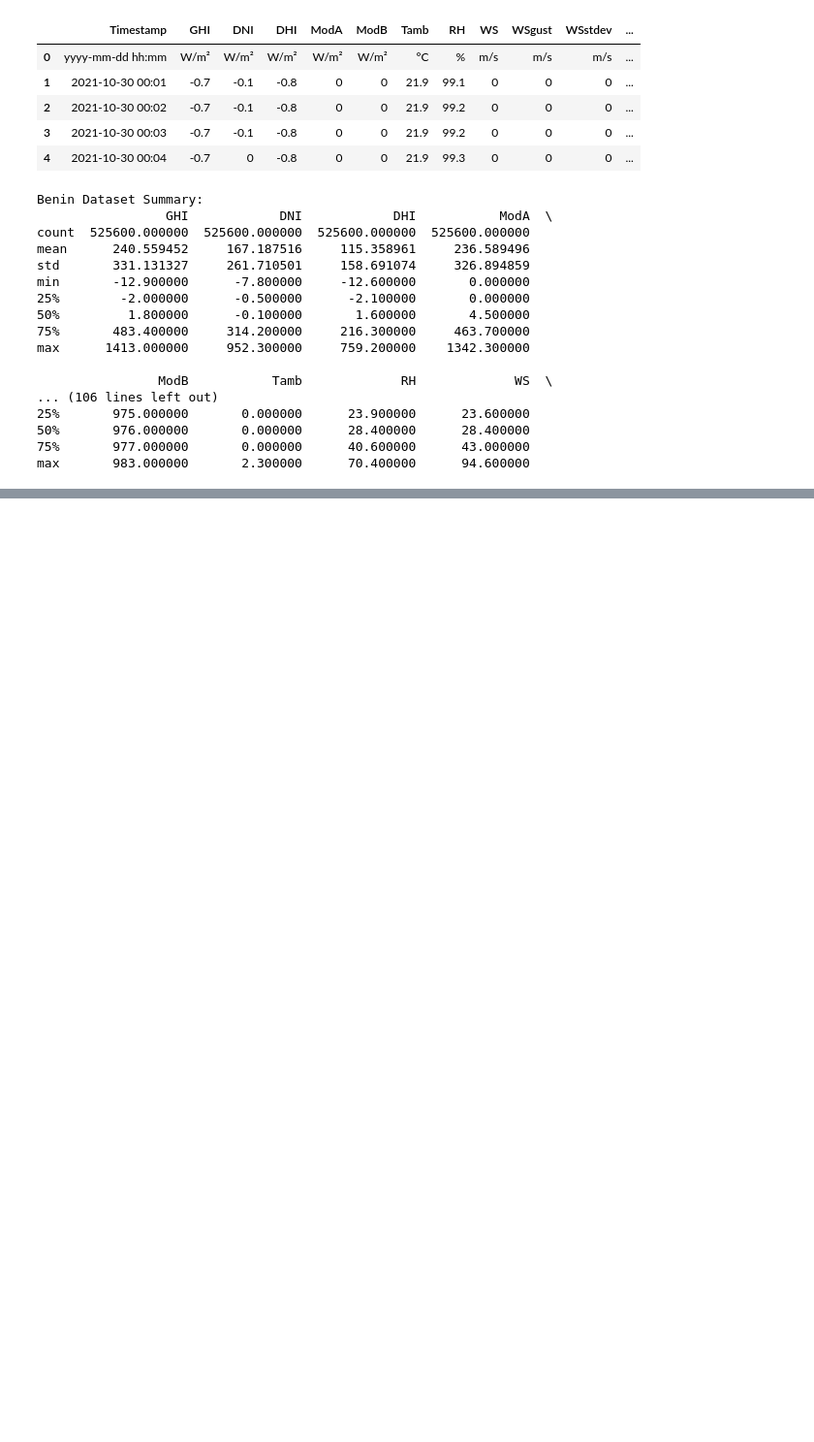
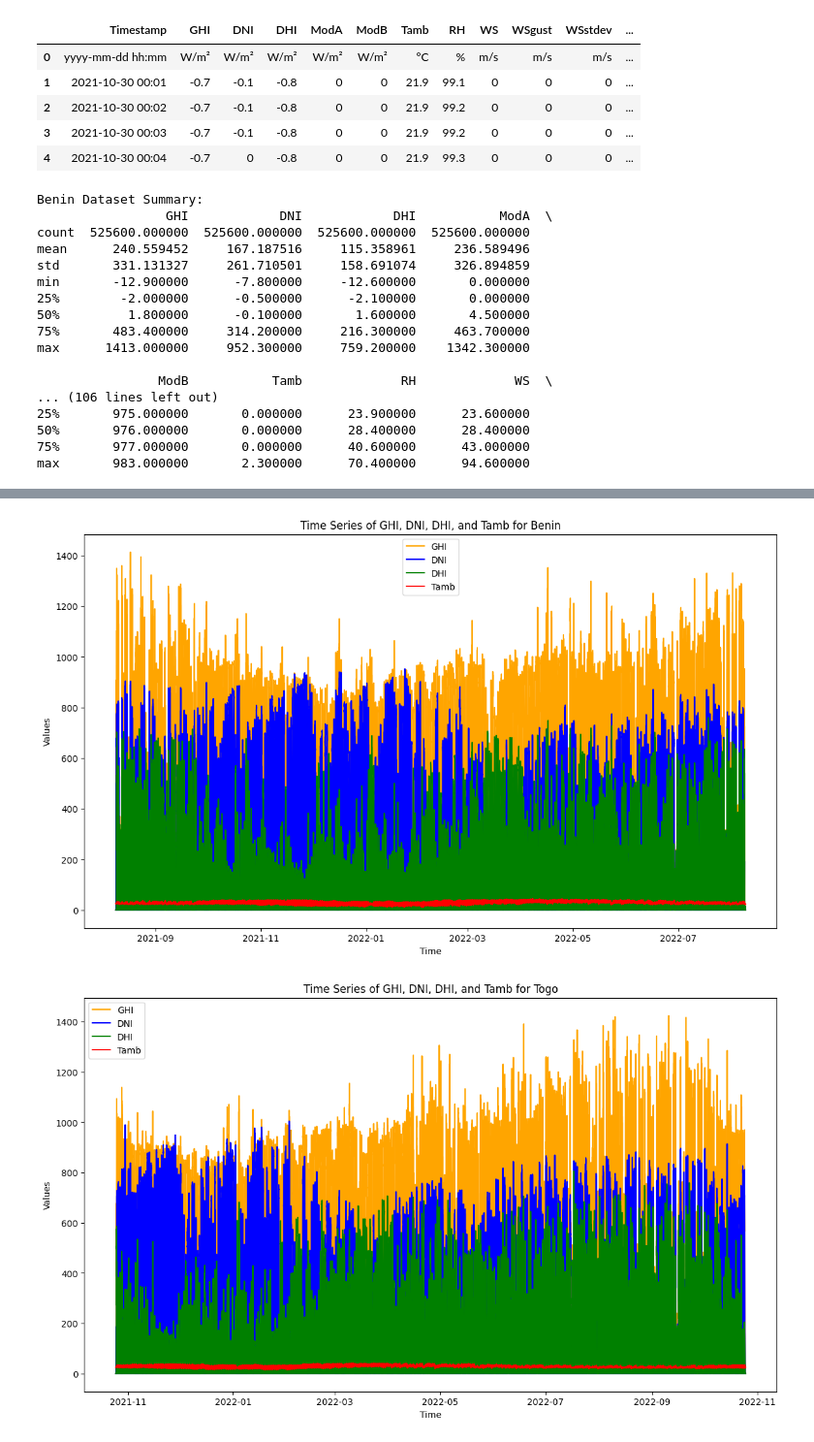
Before and after one commit to Liya-F/Solar-Data-Analysis, a Jupyter notebook: notebooks/EDA.ipynb, the cells around one changed output, grey strips where cells are left out. Shown at 97% size. Drawn from its saved outputs; the diff is of its cells as text; code cells hidden in the pictures; blank space fills up the shorter version.

```diff
--- a/notebooks/EDA.ipynb
+++ b/notebooks/EDA.ipynb
@@ -171,0 +155,15 @@ plot_time_series(togo_data, 'GHI')
+# %%
+# Drop rows where 'Timestamp' equals the placeholder
+benin_data = benin_data[benin_data['Timestamp'] != 'yyyy-mm-dd hh:mm']
+togo_data = togo_data[togo_data['Timestamp'] != 'yyyy-mm-dd hh:mm']
+sierraleone_data = sierraleone_data[sierraleone_data['Timestamp'] != 'yyyy-mm-dd hh:mm']
+
+# Convert the remaining 'Timestamp' column to datetime with the correct format
+benin_data['Timestamp'] = pd.to_datetime(benin_data['Timestamp'], format="%Y-%m-%d %H:%M")
+togo_data['Timestamp'] = pd.to_datetime(togo_data['Timestamp'], format="%Y-%m-%d %H:%M")
+sierraleone_data['Timestamp'] = pd.to_datetime(sierraleone_data['Timestamp'], format="%Y-%m-%d %H:%M")
+
+# Checking if the conversion was successful
+print(benin_data['Timestamp'].head())
+print(togo_data['Timestamp'].head())
+print(sierraleone_data['Timestamp'].head())
@@ -171,0 +189,58 @@ plot_time_series(togo_data, 'GHI')
+# %%
+# Import necessary libraries
+import matplotlib.pyplot as plt
+
+# Plot time series data for Benin
+plt.figure(figsize=(14, 8))
+
+# Plot GHI
+plt.plot(benin_data['Timestamp'], benin_data['GHI'], label='GHI', color='orange')
+
+# Plot DNI
+plt.plot(benin_data['Timestamp'], benin_data['DNI'], label='DNI', color='blue')
+
+# Plot DHI
+plt.plot(benin_data['Timestamp'], benin_data['DHI'], label='DHI', color='green')
+
+# Plot Tamb (Ambient Temperature)
+plt.plot(benin_data['Timestamp'], benin_data['Tamb'], label='Tamb', color='red')
+
+# Add title and labels
+plt.title('Time Series of GHI, DNI, DHI, and Tamb for Benin')
+plt.xlabel('Time')
+plt.ylabel('Values')
+plt.legend()
+
+# Display the plot
+plt.show()
+
+# Repeat the same for Togo
+plt.figure(figsize=(14, 8))
+
+plt.plot(togo_data['Timestamp'], togo_data['GHI'], label='GHI', color='orange')
+plt.plot(togo_data['Timestamp'], togo_data['DNI'], label='DNI', color='blue')
+plt.plot(togo_data['Timestamp'], togo_data['DHI'], label='DHI', color='green')
+plt.plot(togo_data['Timestamp'], togo_data['Tamb'], label='Tamb', color='red')
+
+plt.title('Time Series of GHI, DNI, DHI, and Tamb for Togo')
+plt.xlabel('Time')
+plt.ylabel('Values')
+plt.legend()
+plt.show()
+
+# And for Sierra Leone
+plt.figure(figsize=(14, 8))
+
+plt.plot(sierraleone_data['Timestamp'], sierraleone_data['GHI'], label='GHI', color='orange')
+plt.plot(sierraleone_data['Timestamp'], sierraleone_data['DNI'], label='DNI', color='blue')
+plt.plot(sierraleone_data['Timestamp'], sierraleone_data['DHI'], label='DHI', color='green')
+plt.plot(sierraleone_data['Timestamp'], sierraleone_data['Tamb'], label='Tamb', color='red')
+
+plt.title('Time Series of GHI, DNI, DHI, and Tamb for Sierra Leone')
+plt.xlabel('Time')
+plt.ylabel('Values')
+plt.legend()
+plt.show()
+# %% [output]
+[figure, added]
+[figure, added]
```
Also changed, not shown: parts of 6 cells of this notebook.
